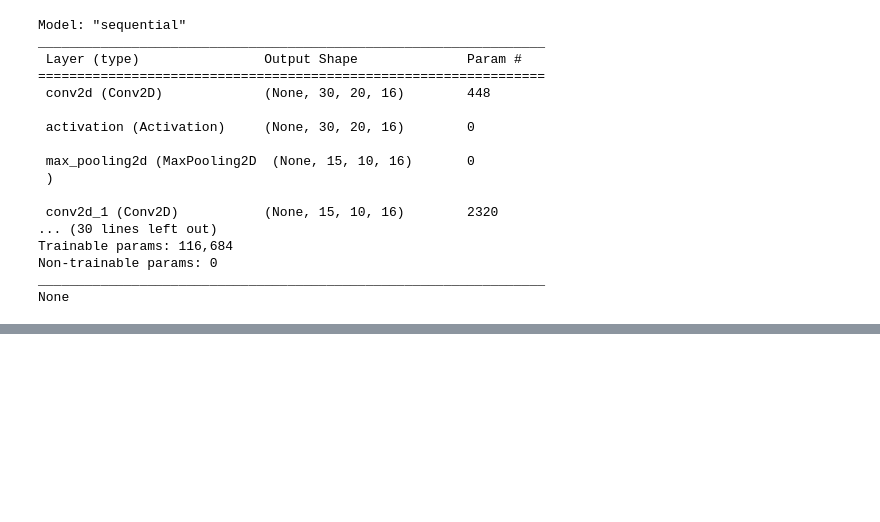
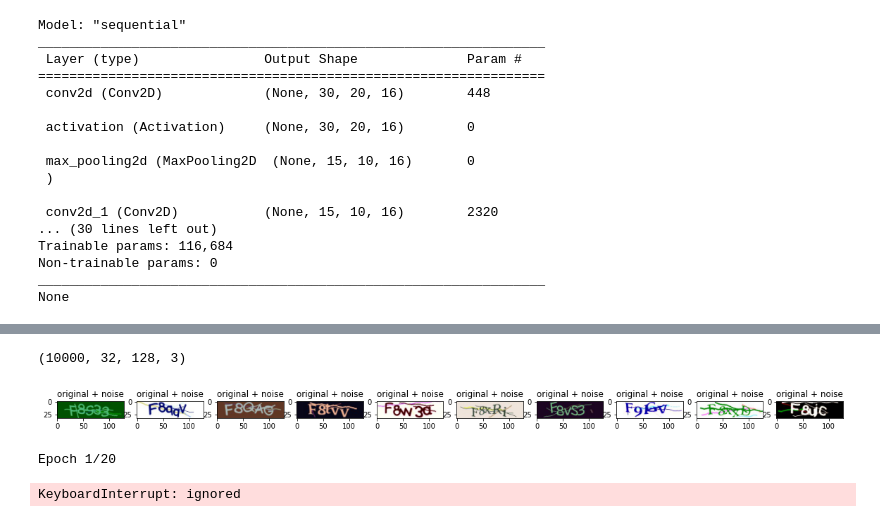
Before and after one commit to nojihun/captcha--deep-learning, a Jupyter notebook: captcha.ipynb, the cells around one changed output, grey strips where cells are left out. Cells and saved outputs as stored; diff of their text form; code cells hidden in the pictures; blank space fills up the shorter version.

```diff
--- a/captcha.ipynb
+++ b/captcha.ipynb
@@ -226,4 +190,0 @@ y = np.array(y)
-# %%
-for i in range(len(y)): #이름에 글자만 남기기 위해서 확장자 명인.jpg를 없애 준다.
-  y[i] = y[i].replace('.jpg','')
-  print(y[i])
@@ -347,0 +214,14 @@ print('Test accuracy:', scores[1])
+# %%
+img= []
+count = 0
+for file in file_list1[:10000]:
+  image = io.imread(directory1+'/'+ file)
+  image = resize(image, (32, 128))
+  img.append(image)
+# %%
+train = np.array(img)
+train.shape
+# %% [output]
+(10000, 32, 128, 3)
+# %%
+train = np.resize(train, (10000, 34,128,3))
@@ -347,0 +230,11 @@ print('Test accuracy:', scores[1])
+# %%
+n = 10
+plt.figure(figsize=(20, 2))
+for i in range(n):
+    ax = plt.subplot(1, n, i + 1)
+    plt.title("original + noise")
+    plt.imshow(tf.squeeze(train[i]))
+    plt.gray()
+plt.show()
+# %% [output]
+[figure, added]
@@ -347,0 +320,17 @@ print('Test accuracy:', scores[1])
+# %%
+cb_lr_schedule = tf.keras.callbacks.ReduceLROnPlateau(monitor = 'val_loss', factor = 0.4, patience = 2,
+                                                      verbose = 1, mode = 'min',min_delta = 0.0001)
+
+early_stopping = tf.keras.callbacks.EarlyStopping(monitor = 'val_loss', mode = 'min', patience = 5,
+                                                  verbose = 1, min_delta = 0.0001)
+
+
+history = autoencoder.fit(x_train, y_train,
+          epochs=20,
+          batch_size=8,
+          validation_data=(x_test, y_test),
+          callbacks= [cb_lr_schedule, early_stopping],
+          shuffle=True)
+# %% [output]
+Epoch 1/20
+KeyboardInterrupt: ignored
```
Also changed, not shown: parts of 47 cells of this notebook.
